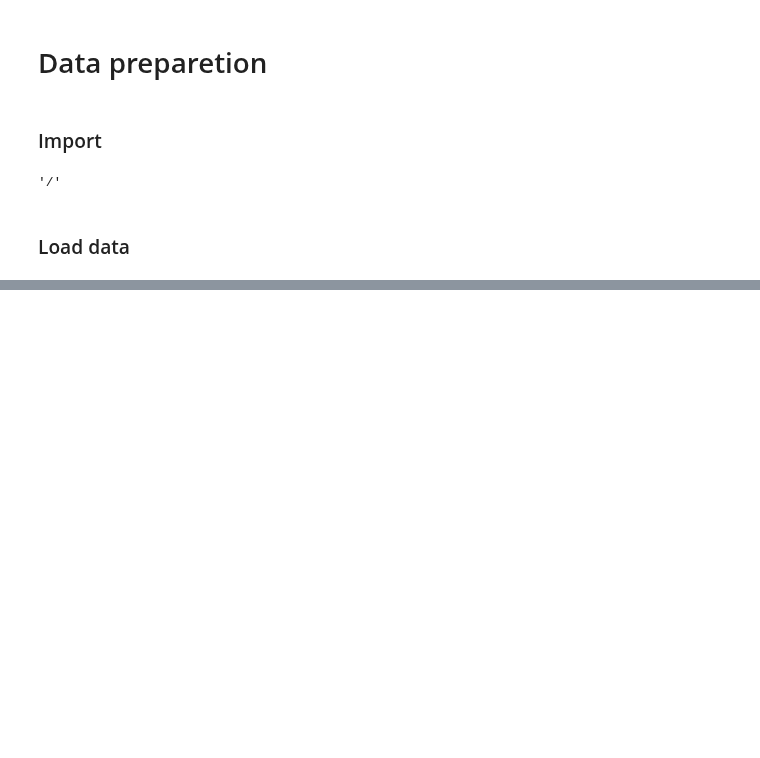
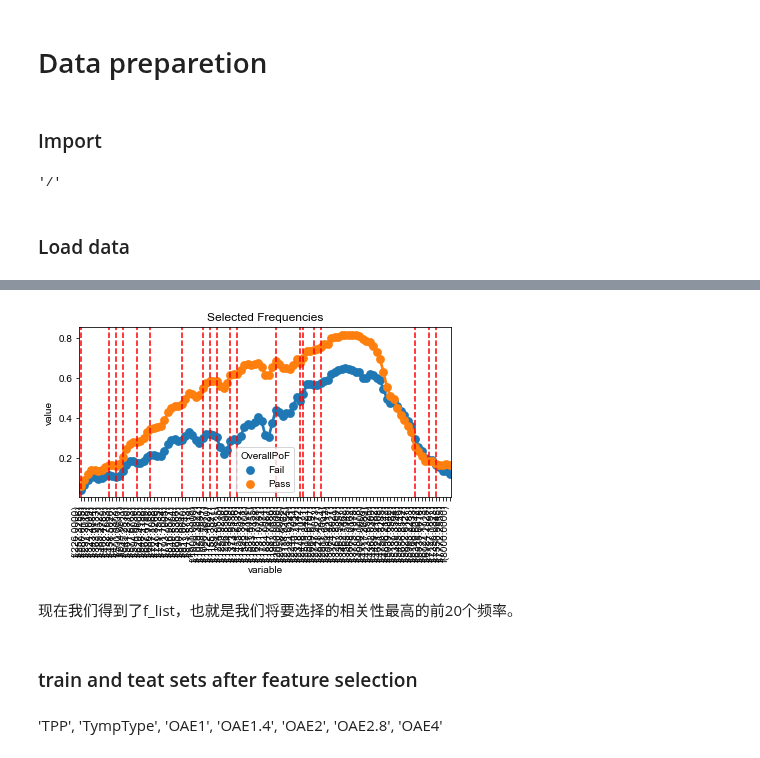
Before and after one commit to Charlene-L/CITS5553-Capstone-Project, a Jupyter notebook: ML Model/Jiaze Li/ML_tree based.ipynb, the cells around one changed output, grey strips where cells are left out. Drawn from its saved outputs; the diff is of its cells as text; code cells hidden in the pictures; blank space fills up the shorter version.

```diff
--- a/ML Model/Jiaze Li/ML_tree based.ipynb
+++ b/ML Model/Jiaze Li/ML_tree based.ipynb
@@ -45,0 +194,4 @@ FileNotFoundError: [Errno 2] No such file or directory: 'X_train.csv'
+# %%
+sorted_idx=sorted_idx[-20:]
+f_list=list(np.array(frequency_test.columns)[sorted_idx])
+f_list
@@ -45,0 +219,10 @@ FileNotFoundError: [Errno 2] No such file or directory: 'X_train.csv'
+# %%
+assess_freqs(wba_data, frequency_list, f_list)
+# %% [output]
+[figure, added]
+# %% [markdown]
+现在我们得到了f_list，也就是我们将要选择的相关性最高的前20个频率。
+# %% [markdown]
+### train and teat sets after feature selection
+# %% [markdown]
+'TPP', 'TympType', 'OAE1', 'OAE1.4', 'OAE2', 'OAE2.8', 'OAE4'
```
Also changed, not shown: parts of 25 cells of this notebook.
